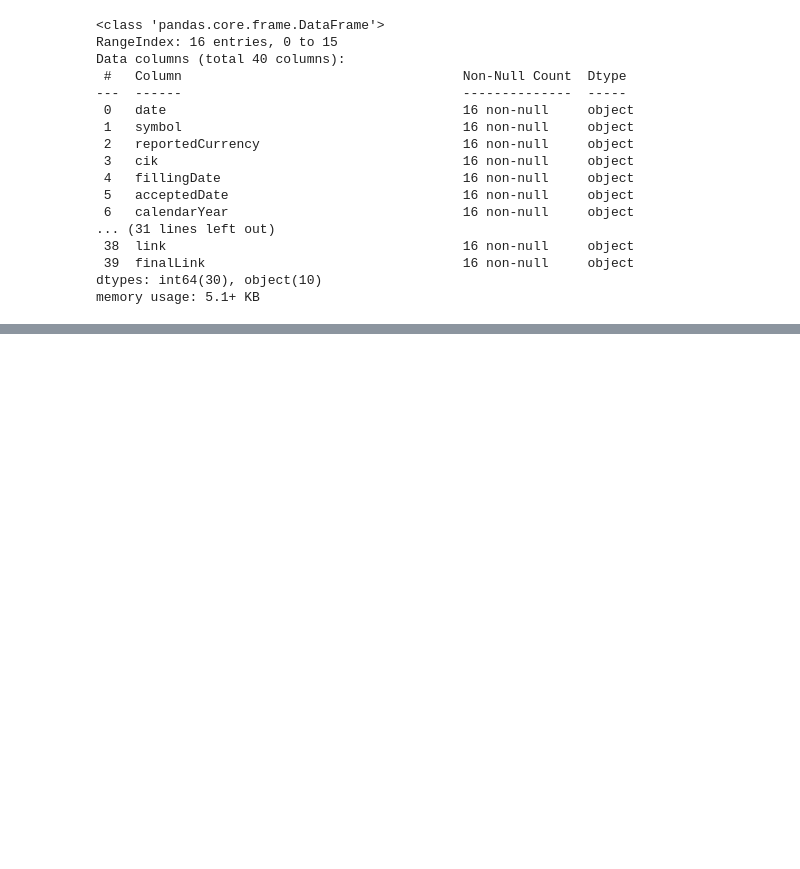
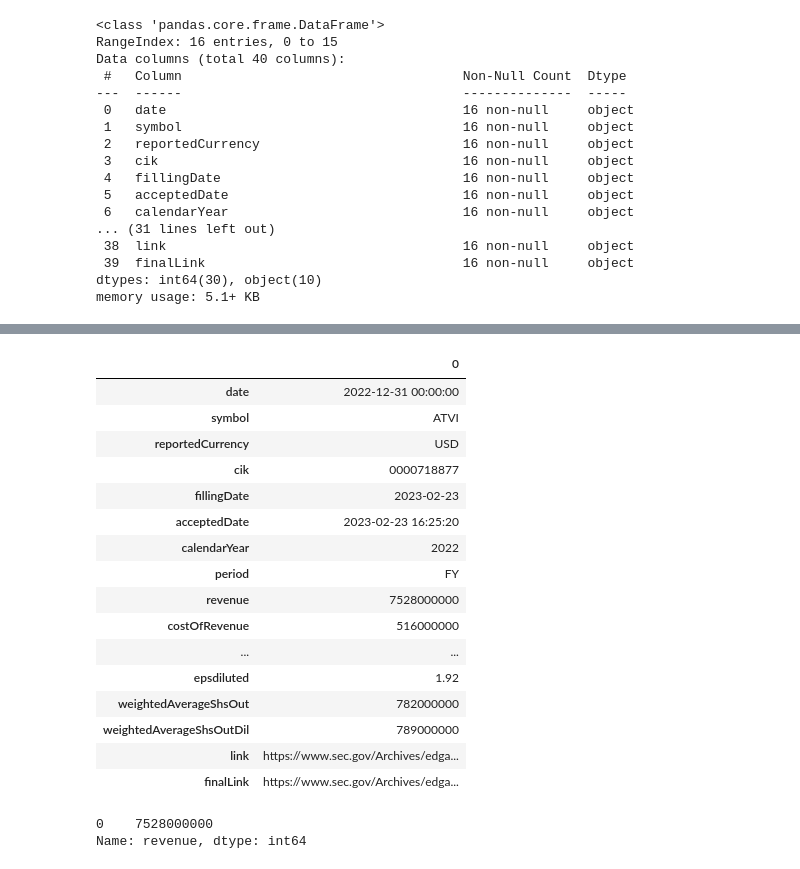
Before and after one commit to mezamateoj/Financial-Analysis, a Jupyter notebook: Fundamental Analysis/test.ipynb, the cells around one changed output, grey strips where cells are left out. Cells and saved outputs as stored; diff of their text form; code cells hidden in the pictures; blank space fills up the shorter version.

```diff
--- a/Fundamental Analysis/test.ipynb
+++ b/Fundamental Analysis/test.ipynb
@@ -70,0 +158,25 @@ tsla_ratios.T
+# %%
+income[income['date'].dt.year == 2022].T
+# %% [output]
+|  | 0 |
+| date | 2022-12-31 00:00:00 |
+| symbol | ATVI |
+| reportedCurrency | USD |
+| cik | 0000718877 |
+| fillingDate | 2023-02-23 |
+| acceptedDate | 2023-02-23 16:25:20 |
+| calendarYear | 2022 |
+| period | FY |
+| revenue | 7528000000 |
+| costOfRevenue | 516000000 |
+| ... | ... |
+| epsdiluted | 1.92 |
+| weightedAverageShsOut | 782000000 |
+| weightedAverageShsOutDil | 789000000 |
+| link | https://www.sec.gov/Archives/edga... |
+| finalLink | https://www.sec.gov/Archives/edga... |
+# %%
+income[income['date'].dt.year == 2022]['revenue']
+# %% [output]
+0    7528000000
+Name: revenue, dtype: int64
```
Also changed, not shown: parts of 10 cells of this notebook, 2 other files.
